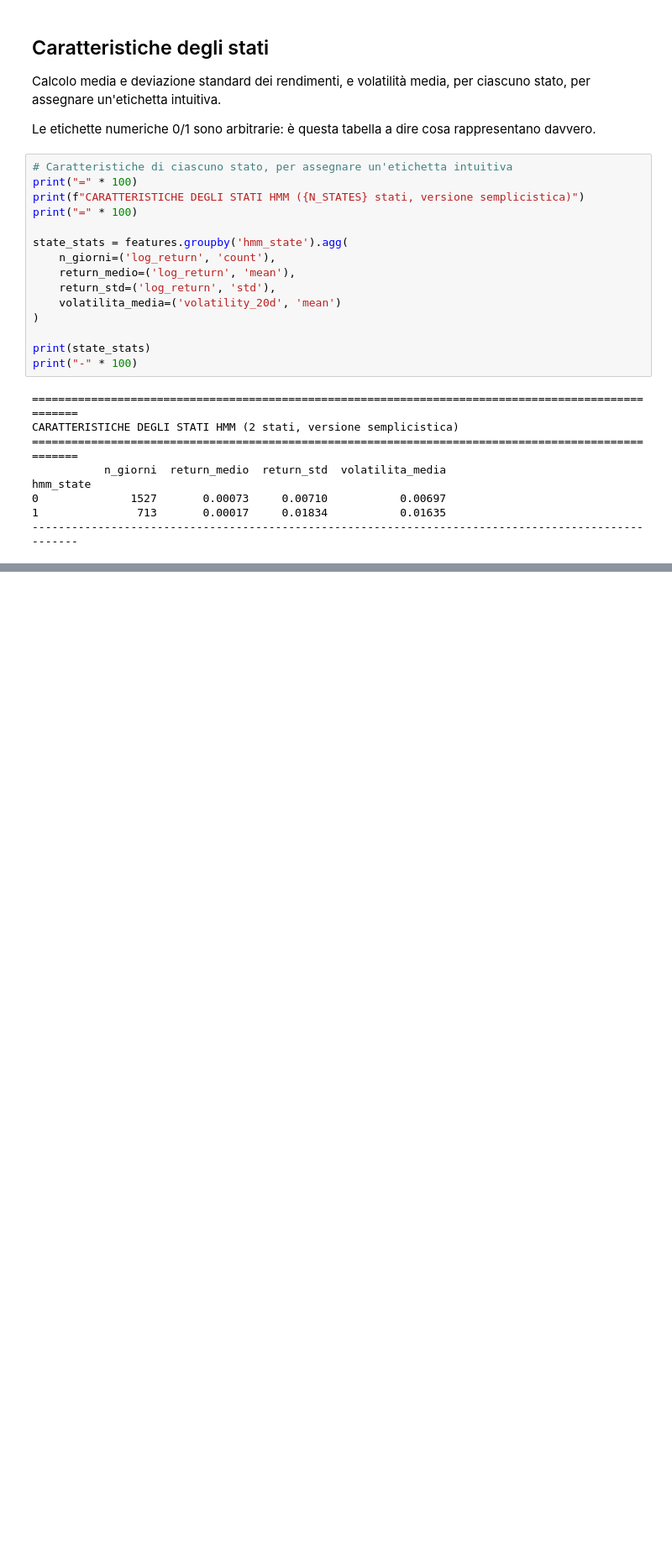
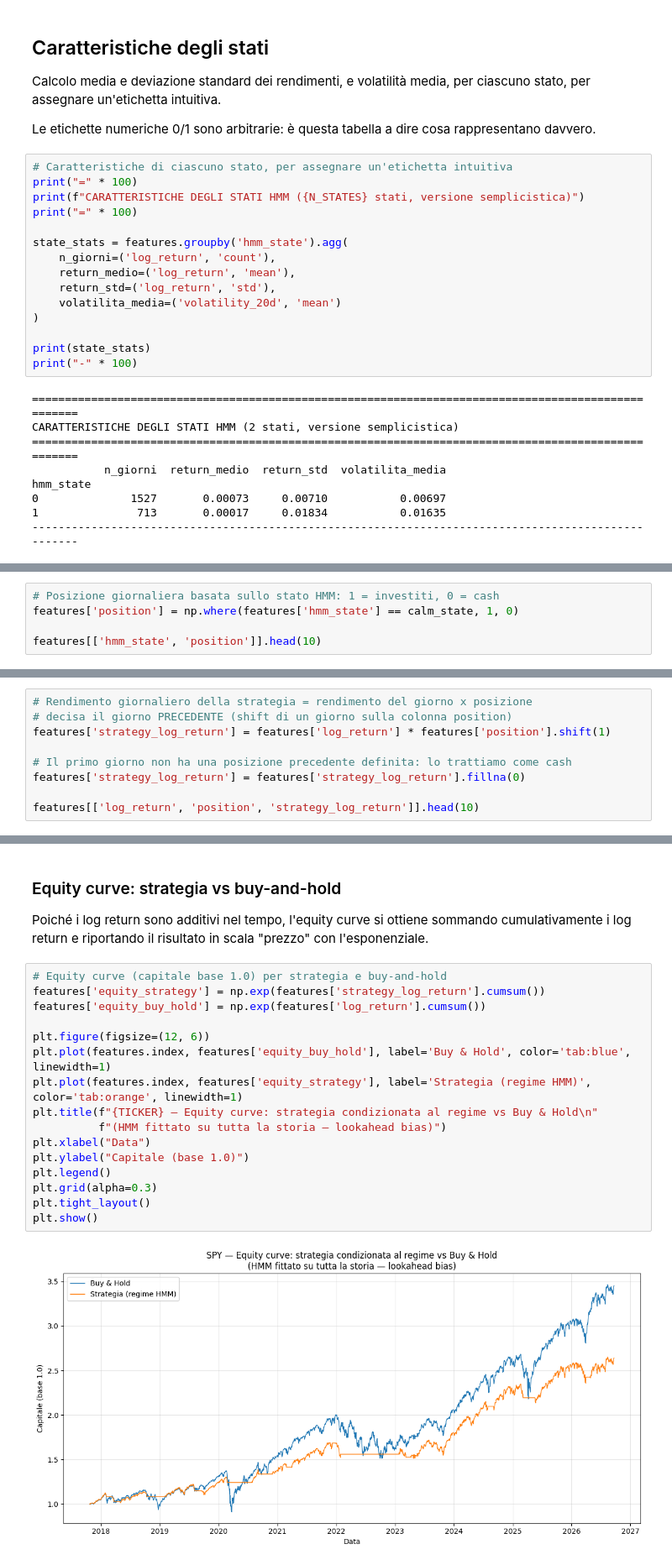
Before and after one commit to simone2203/sp500-hmm-quant-strategy, a Jupyter notebook: sp500_hmm_quant_strategy.ipynb, the cells around one changed output, grey strips where cells are left out. Shown at 84% size. Cells and saved outputs as stored; diff of their text form; blank space fills up the shorter version.

Commit message:
Add preliminary trading strategy and backtest

```diff
--- a/sp500_hmm_quant_strategy.ipynb
+++ b/sp500_hmm_quant_strategy.ipynb
@@ -430,0 +489,5 @@ hmm_state
+# %%
+# Posizione giornaliera basata sullo stato HMM: 1 = investiti, 0 = cash
+features['position'] = np.where(features['hmm_state'] == calm_state, 1, 0)
+
+features[['hmm_state', 'position']].head(10)
@@ -430,0 +515,9 @@ hmm_state
+# %%
+# Rendimento giornaliero della strategia = rendimento del giorno x posizione
+# decisa il giorno PRECEDENTE (shift di un giorno sulla colonna position)
+features['strategy_log_return'] = features['log_return'] * features['position'].shift(1)
+
+# Il primo giorno non ha una posizione precedente definita: lo trattiamo come cash
+features['strategy_log_return'] = features['strategy_log_return'].fillna(0)
+
+features[['log_return', 'position', 'strategy_log_return']].head(10)
@@ -430,0 +537,22 @@ hmm_state
+# %% [markdown]
+### Equity curve: strategia vs buy-and-hold
+
+Poiché i log return sono additivi nel tempo, l'equity curve si ottiene sommando cumulativamente i log return e riportando il risultato in scala "prezzo" con l'esponenziale.
+# %%
+# Equity curve (capitale base 1.0) per strategia e buy-and-hold
+features['equity_strategy'] = np.exp(features['strategy_log_return'].cumsum())
+features['equity_buy_hold'] = np.exp(features['log_return'].cumsum())
+
+plt.figure(figsize=(12, 6))
+plt.plot(features.index, features['equity_buy_hold'], label='Buy & Hold', color='tab:blue', linewidth=1)
+plt.plot(features.index, features['equity_strategy'], label='Strategia (regime HMM)', color='tab:orange', linewidth=1)
+plt.title(f"{TICKER} — Equity curve: strategia condizionata al regime vs Buy & Hold\n"
+          f"(HMM fittato su tutta la storia — lookahead bias)")
+plt.xlabel("Data")
+plt.ylabel("Capitale (base 1.0)")
+plt.legend()
+plt.grid(alpha=0.3)
+plt.tight_layout()
+plt.show()
+# %% [output]
+[figure, added]
```
Also changed, not shown: parts of 16 cells of this notebook.
